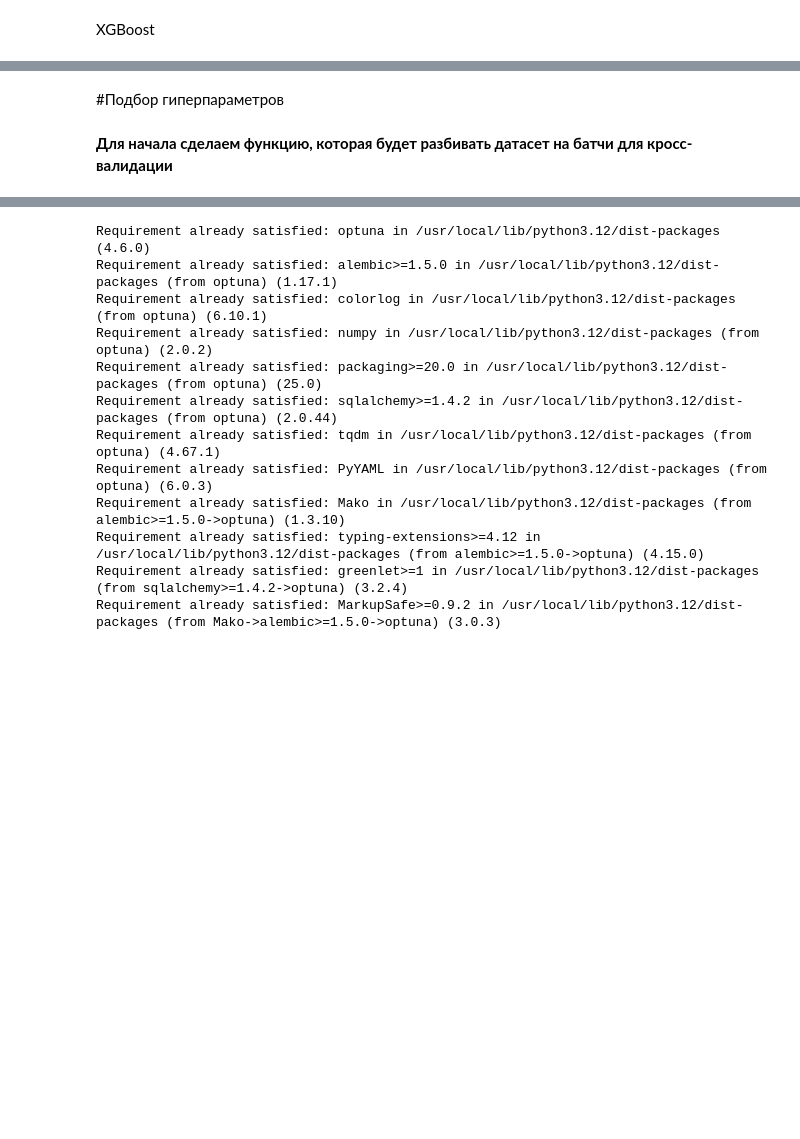
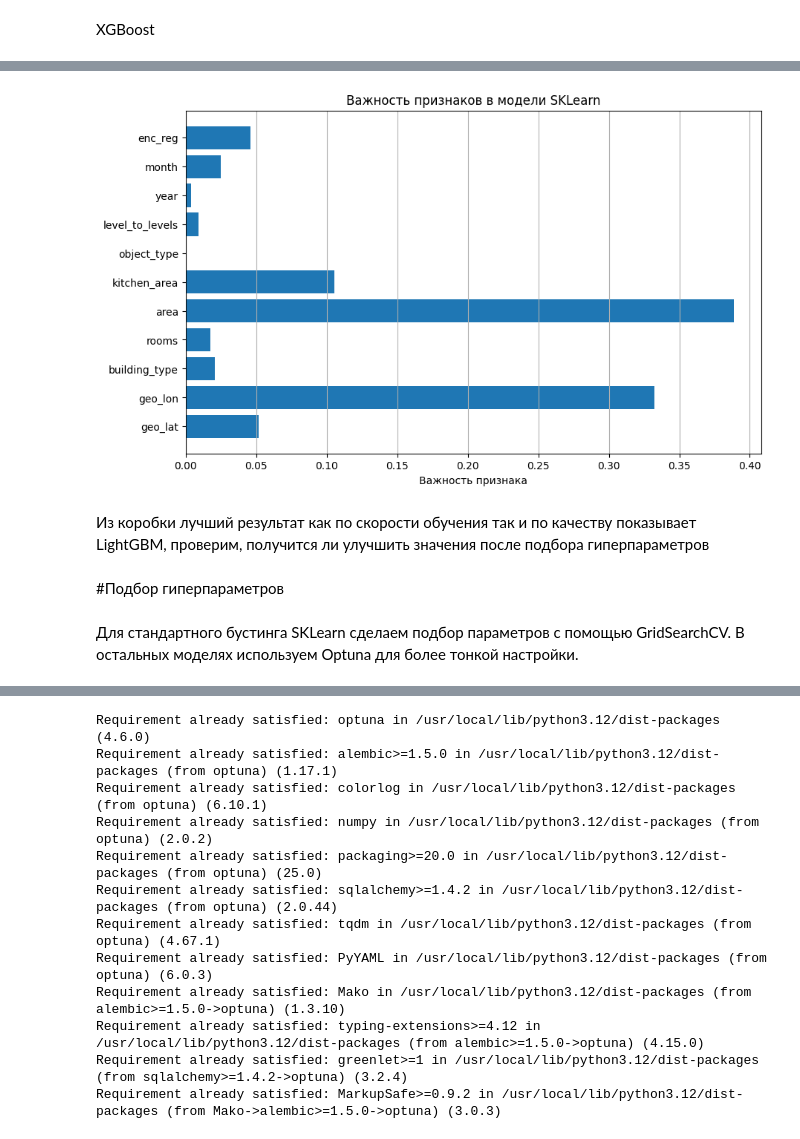
Before and after one commit to Evans-Sense/pet, a Jupyter notebook: HousePrices.ipynb, the cells around one changed output, grey strips where cells are left out. Cells and saved outputs as stored; diff of their text form; code cells hidden in the pictures; blank space fills up the shorter version.

```diff
--- a/HousePrices.ipynb
+++ b/HousePrices.ipynb
@@ -453,4 +525,15 @@ plt.show()
+# %%
+feature_importance = GBReg.feature_importances_
+
+plt.figure(figsize=(10, 6))
+plt.barh(feature_names, feature_importance)
+plt.xlabel('Важность признака')
+plt.title('Важность признаков в модели SKLearn')
+plt.grid(axis='x')
+plt.show()
+# %% [output]
+[figure, added]
+# %% [markdown]
+Из коробки лучший результат как по скорости обучения так и по качеству показывает LightGBM, проверим, получится ли улучшить значения после подбора гиперпараметров
 # %% [markdown]
 #Подбор гиперпараметров
-# %% [markdown]
-**Для начала сделаем функцию, которая будет разбивать датасет на батчи для кросс-валидации**
@@ -497,0 +540,2 @@ def cross_validate_model(model, X_train, y_train, n_splits=5):
+# %% [markdown]
+Для стандартного бустинга SKLearn сделаем подбор параметров с помощью GridSearchCV. В остальных моделях используем Optuna для более тонкой настройки.
```
Also changed, not shown: parts of 29 cells of this notebook.
